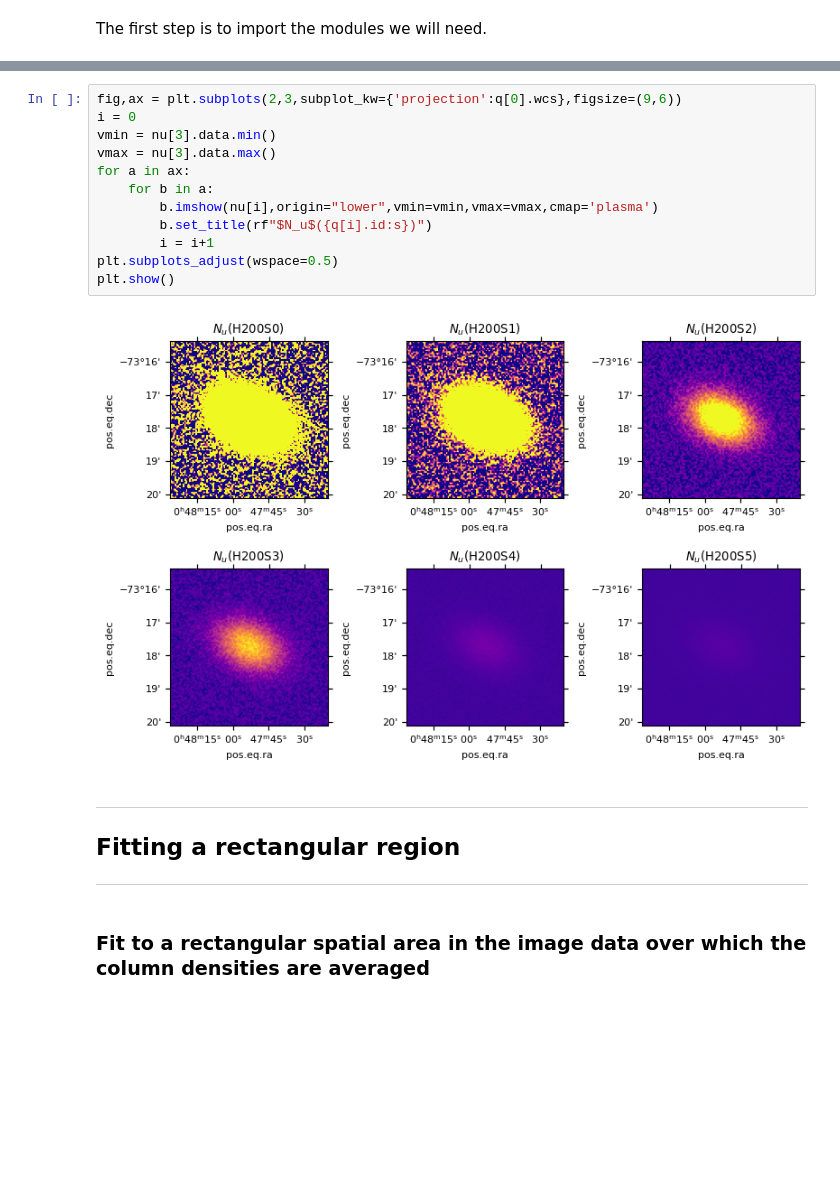
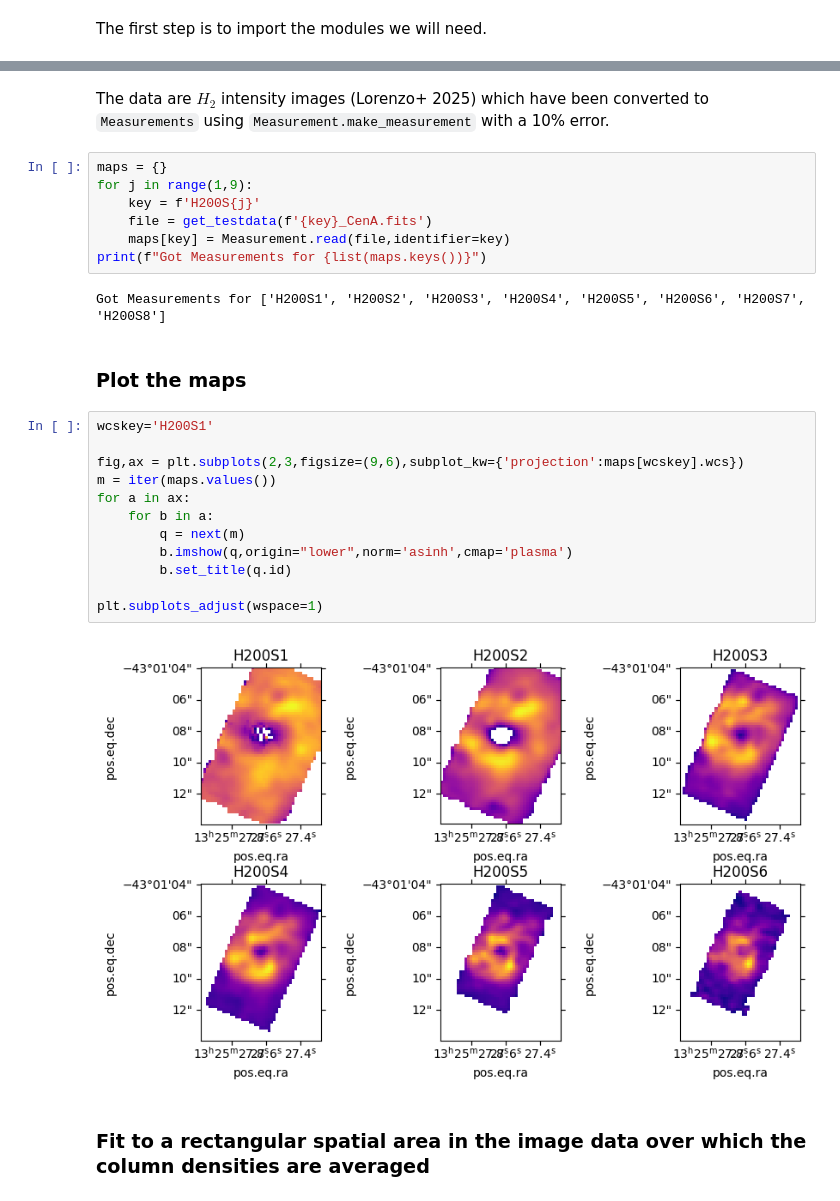
Before and after one commit to mpound/pdrtpy-nb, a Jupyter notebook: notebooks/PDRT_Example_H2_Excitation_Maps.ipynb, the cells around one changed output, grey strips where cells are left out. Drawn from its saved outputs; the diff is of its cells as text; blank space fills up the shorter version.

```diff
--- a/notebooks/PDRT_Example_H2_Excitation_Maps.ipynb
+++ b/notebooks/PDRT_Example_H2_Excitation_Maps.ipynb
@@ -70,21 +33,30 @@ plt.show()
+# %% [markdown]
+The data are $H_2$ intensity images (Lorenzo+ 2025) which have been converted to ``Measurements`` using ``Measurement.make_measurement`` with a 10% error.
+# %%
+maps = {}
+for j in range(1,9):
+    key = f'H200S{j}'
+    file = get_testdata(f'{key}_CenA.fits')
+    maps[key] = Measurement.read(file,identifier=key)
+print(f"Got Measurements for {list(maps.keys())}")
+# %% [output]
+Got Measurements for ['H200S1', 'H200S2', 'H200S3', 'H200S4', 'H200S5', 'H200S6', 'H200S7', 'H200S8']
+# %% [markdown]
+### Plot the maps
 # %%
-fig,ax = plt.subplots(2,3,subplot_kw={'projection':q[0].wcs},figsize=(9,6))
-i = 0
-vmin = nu[3].data.min()
-vmax = nu[3].data.max()
+wcskey='H200S1'
+
+fig,ax = plt.subplots(2,3,figsize=(9,6),subplot_kw={'projection':maps[wcskey].wcs})
+m = iter(maps.values())
 for a in ax:
     for b in a:
-        b.imshow(nu[i],origin="lower",vmin=vmin,vmax=vmax,cmap='plasma')
-        b.set_title(rf"$N_u$({q[i].id:s})")
-        i = i+1
-plt.subplots_adjust(wspace=0.5)
-plt.show()
+        q = next(m)
+        b.imshow(q,origin="lower",norm='asinh',cmap='plasma')
+        b.set_title(q.id)
+
+plt.subplots_adjust(wspace=1)
 # %% [output]
-[figure, old version]
+[figure, new version]
-# %% [markdown]
-------------------------------------------------------------
-## Fitting a rectangular region <a id="rectangular-region-fit"></a>
-------------------------------------------------------------
 # %% [markdown]
 ### Fit to a rectangular spatial area in the image data over which the column densities are averaged
 # %% [markdown]
```
Also changed, not shown: parts of 20 cells of this notebook, 1 other file.
